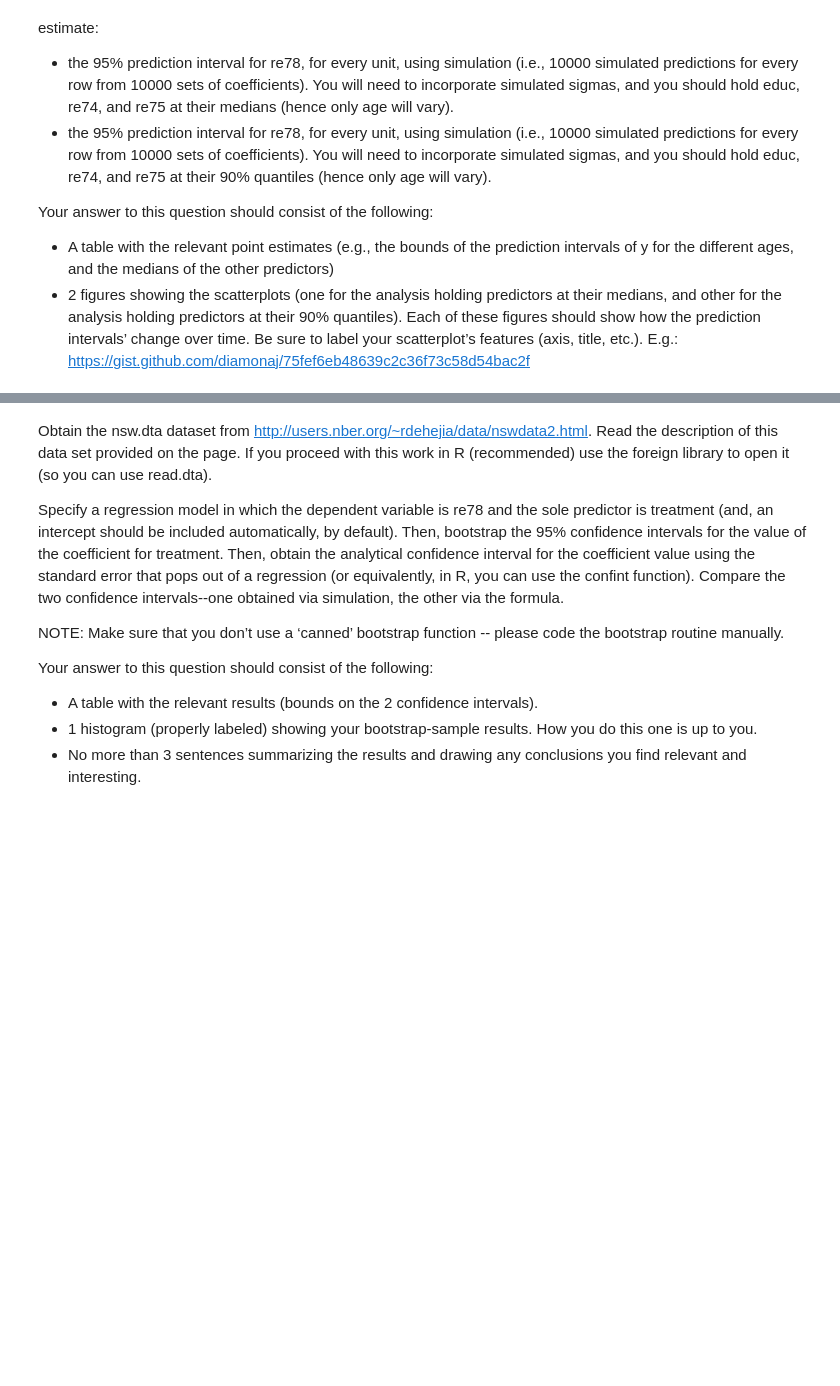
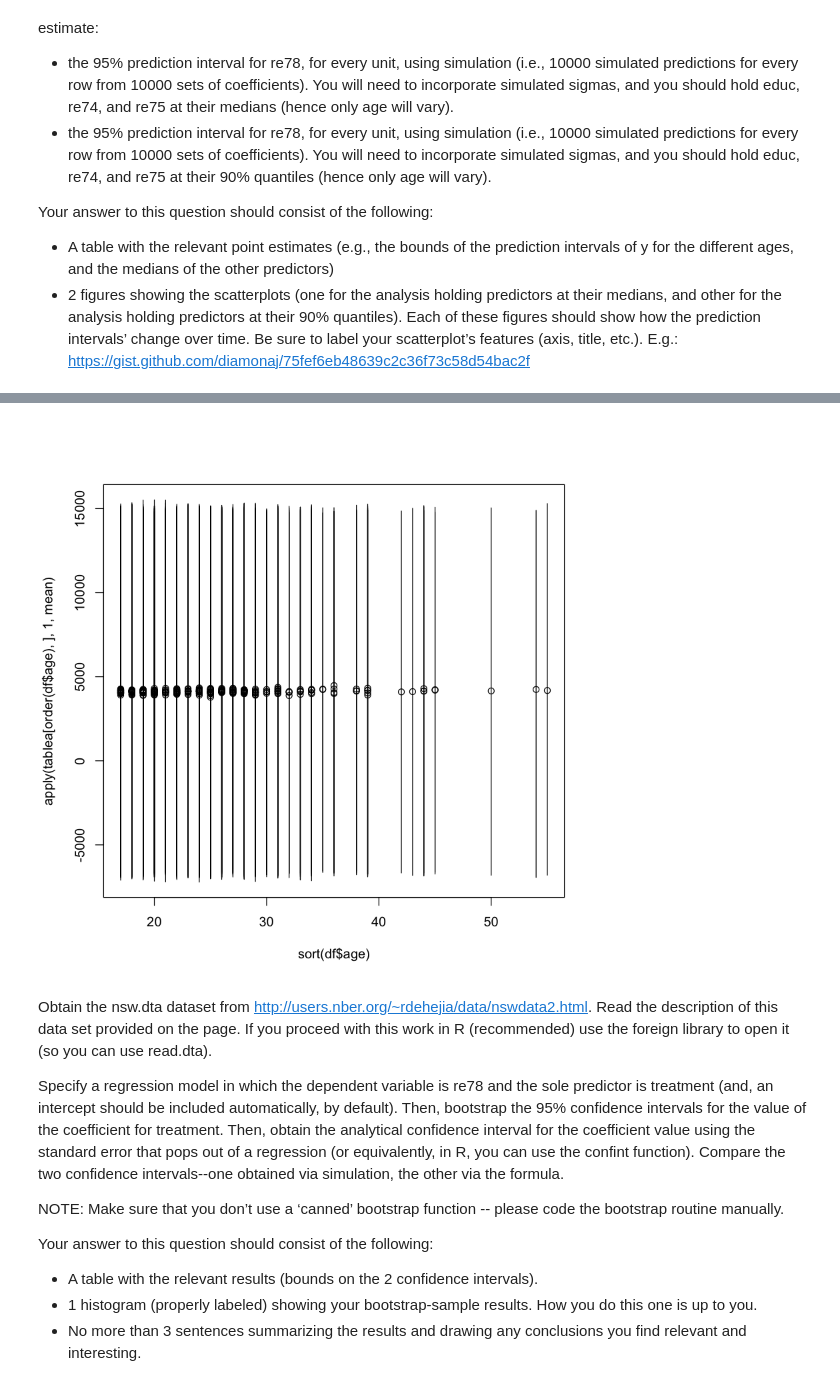
Before and after one commit to thetruejacob/CS112, a Jupyter notebook: Assignment/Assignment 2.ipynb, the cells around one changed output, grey strips where cells are left out. Drawn from its saved outputs; the diff is of its cells as text; code cells hidden in the pictures; blank space fills up the shorter version.

```diff
--- a/Assignment/Assignment 2.ipynb
+++ b/Assignment/Assignment 2.ipynb
@@ -84,3 +107,8 @@ quantile(first_set_of_simulated_ys_including_irreducible_error, c(0.025, 0.975))
+# %%
+plot(sort(df$age), apply(tablea[order(df$age),],1, mean), ylim = range(c(tablea[,1], tablea[,2])))
+segments(x0 = sort(df$age), y0 = tablea[,1], x1 = sort(df$age), y1 = tablea[,2])
+# %% [output]
+[figure, added]
 # %% [markdown]
 Obtain the nsw.dta dataset from http://users.nber.org/~rdehejia/data/nswdata2.html. Read the description of this data set provided on the page. If you proceed with this work in R (recommended) use the foreign library to open it (so you can use read.dta).
 
```
Also changed, not shown: parts of 9 cells of this notebook, 3 other files.
